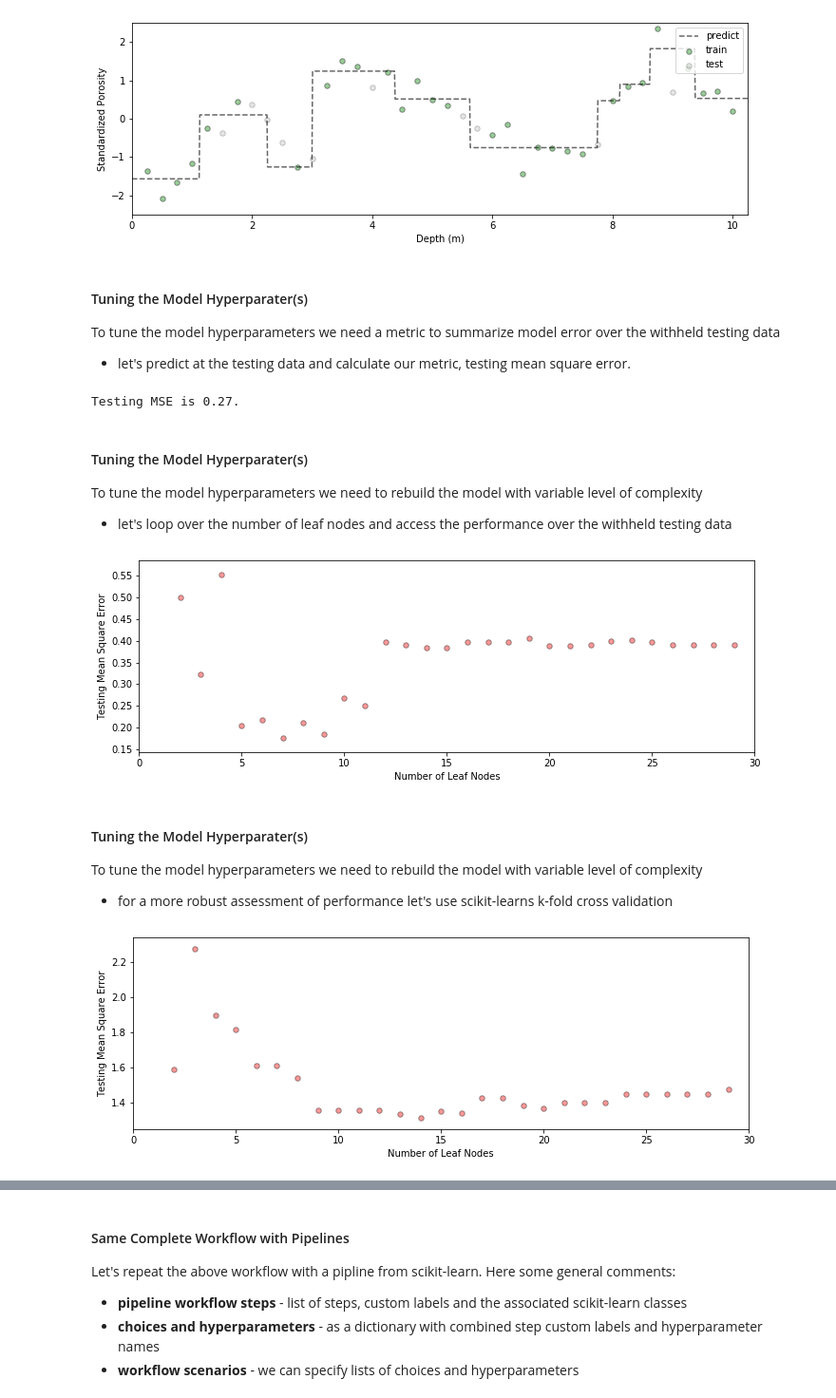
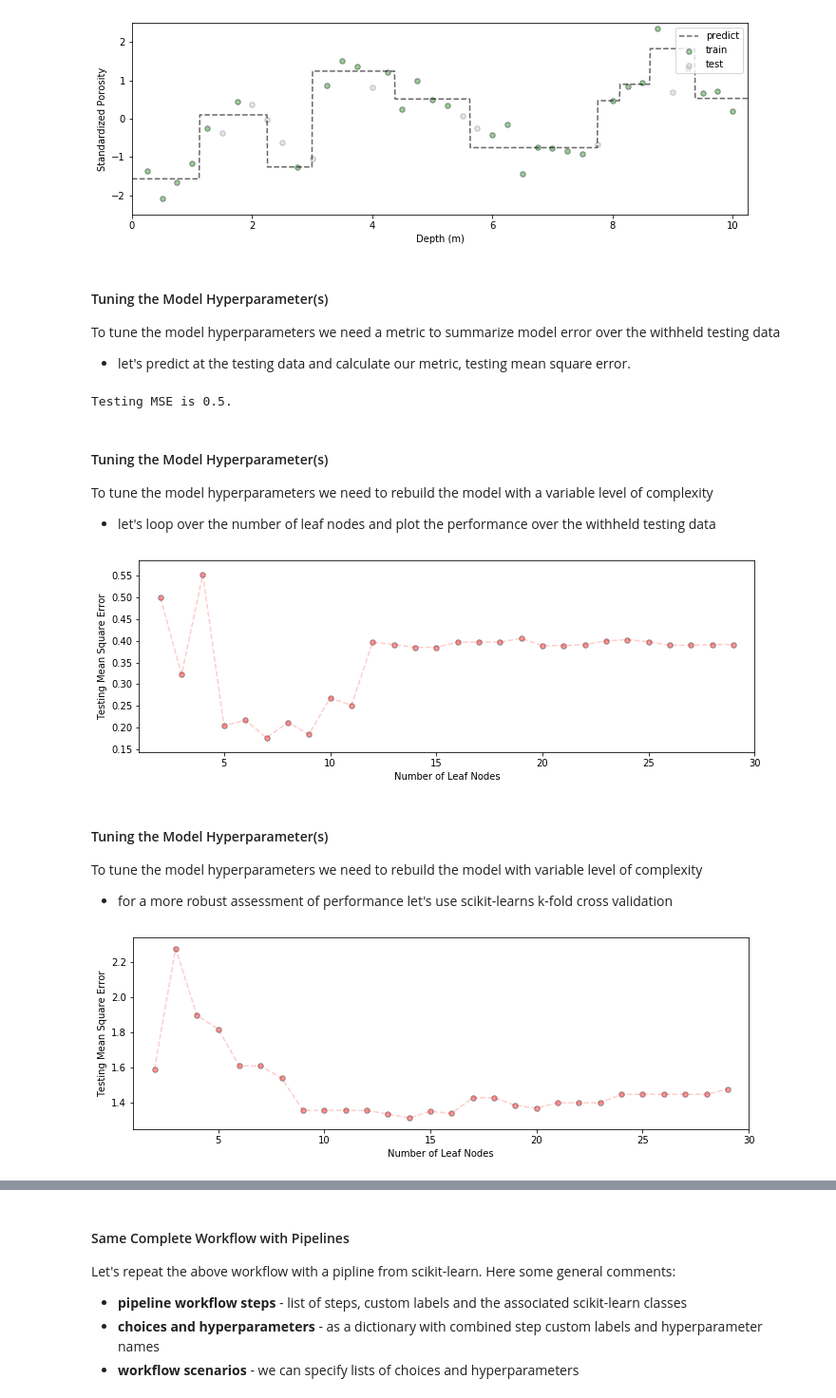
Before and after one commit to GeostatsGuy/PythonNumericalDemos, a Jupyter notebook: PythonDataBasics_PedictiveMachineLearning.ipynb, the cells around one changed output, grey strips where cells are left out. Shown at 95% size. Cells and saved outputs as stored; diff of their text form; code cells hidden in the pictures.

```diff
--- a/PythonDataBasics_PedictiveMachineLearning.ipynb
+++ b/PythonDataBasics_PedictiveMachineLearning.ipynb
@@ -172,7 +164,7 @@ This dataset is quite well-behaved and error free.
 # %%
-standardized_error_standard_deviation = 0.0                 # standard deviation of random error to add
+error_stdev = 0.0                                           # standard deviation of additional random error
 y_orig = y.copy(deep = True)                                # make a deep copy of original dataset
-y['Nporosity'] = y['Nporosity'] + np.random.normal(loc = 0, scale = standardized_error_standard_deviation, size = y.shape[0])
+y['Nporosity'] = y['Nporosity'] + np.random.normal(loc = 0, scale = error_stdev, size = y.shape[0])
 plt.scatter(X,y,color='blue',s=30,edgecolor='black',alpha=0.2,label='with added noise'); plt.xlabel('Depth (m)'); plt.ylabel('Standardized Porosity'); plt.title('All Data, Original and with Added Noise'); plt.xlim([0,10.25]); plt.ylim([-2.5,2.5])
 plt.scatter(X,y_orig,color='red',s=30,edgecolor='black',alpha=0.2,label='original data'); plt.xlabel('Depth (m)'); plt.ylabel('Standardized Porosity'); plt.legend(loc='upper left')
 plt.subplots_adjust(left=0.0, bottom=0.0, right=1.5, top=0.7, wspace=0.2, hspace=0.2);
@@ -242,38 +235,38 @@ plt.scatter(X_train,y_train,color='green',s=30,edgecolor='black',alpha=0.4,label
 # %% [output]
 [figure]
 # %% [markdown]
-#### Tuning the Model Hyperparater(s)
+#### Tuning the Model Hyperparameter(s)
 
 To tune the model hyperparameters we need a metric to summarize model error over the withheld testing data
 
 * let's predict at the testing data and calculate our metric, testing mean square error.
 # %%
 from sklearn import metrics                                 # measures to check our models
-leaf_nodes = 10                                         # set the hyperparameter
+leaf_nodes = 2                                              # set the hyperparameter
 our_tree = tree.DecisionTreeRegressor(max_leaf_nodes = leaf_nodes) # instantiate the model
 our_tree = our_tree.fit(X_train, y_train)                   # fit the model to the trainin data
 y_predict = our_tree.predict(X_test)                        # predict at the testing data locations
 mse = metrics.mean_squared_error(y_test,y_predict)
 print('Testing MSE is ' + str(round(mse,2)) + '.')
 # %% [output]
-Testing MSE is 0.27.
+Testing MSE is 0.5.
 # %% [markdown]
-#### Tuning the Model Hyperparater(s)
+#### Tuning the Model Hyperparameter(s)
 
-To tune the model hyperparameters we need to rebuild the model with variable level of complexity
+To tune the model hyperparameters we need to rebuild the model with a variable level of complexity
 
-* let's loop over the number of leaf nodes and access the performance over the withheld testing data
+* let's loop over the number of leaf nodes and plot the performance over the withheld testing data
 # %%
 nodes = []; scores = []; max_leaf_nodes = 30
 for i, nnode in enumerate(np.arange(2,max_leaf_nodes,1)):
     our_tree = tree.DecisionTreeRegressor(max_leaf_nodes = nnode).fit(X_train, y_train) # instantiate / fit
     y_predict = our_tree.predict(X_test)                    # predict at the testing data locations
     nodes.append(nnode); scores.append(metrics.mean_squared_error(y_test,y_predict))
-plt.scatter(nodes,scores,color='red',s=30,edgecolor='black',alpha=0.4,label='train'); plt.xlabel('Depth (m)'); plt.ylabel('Standardized Porosity'); plt.xlim([0,max_leaf_nodes]); plt.xlabel('Number of Leaf Nodes'); plt.ylabel('Testing Mean Square Error'); plt.subplots_adjust(left=0.0, bottom=0.0, right=1.5, top=0.7, wspace=0.2, hspace=0.2);
+plt.scatter(nodes,scores,color='red',s=30,edgecolor='black',alpha=0.4,label='train'); plt.plot(nodes,scores,color='red',alpha=0.2,linestyle='--'); plt.xlabel('Depth (m)'); plt.ylabel('Standardized Porosity'); plt.xlim([1,max_leaf_nodes]); plt.xlabel('Number of Leaf Nodes'); plt.ylabel('Testing Mean Square Error'); plt.subplots_adjust(left=0.0, bottom=0.0, right=1.5, top=0.7, wspace=0.2, hspace=0.2);
 # %% [output]
-[figure, old version]
+[figure, new version]
 # %% [markdown]
-#### Tuning the Model Hyperparater(s)
+#### Tuning the Model Hyperparameter(s)
 
 To tune the model hyperparameters we need to rebuild the model with variable level of complexity
 
@@ -285,9 +278,9 @@ for i, nnode in enumerate(np.arange(2,max_leaf_nodes,1,dtype = int)):
     our_tree = tree.DecisionTreeRegressor(max_leaf_nodes = nnode) # instantiate / fit
     nodes.append(nnode);
     scores.append(abs(kfold(estimator=our_tree,X=X,y=y,cv=4,n_jobs=4,scoring = "neg_mean_squared_error").mean()))
-plt.scatter(nodes,scores,color='red',s=30,edgecolor='black',alpha=0.4,label='train'); plt.xlabel('Depth (m)'); plt.ylabel('Standardized Porosity'); plt.xlim([0,max_leaf_nodes]); plt.xlabel('Number of Leaf Nodes'); plt.ylabel('Testing Mean Square Error'); plt.subplots_adjust(left=0.0, bottom=0.0, right=1.5, top=0.7, wspace=0.2, hspace=0.2);
+plt.scatter(nodes,scores,color='red',s=30,edgecolor='black',alpha=0.4,label='train'); plt.plot(nodes,scores,color='red',alpha=0.2,linestyle='--'); plt.xlabel('Depth (m)'); plt.ylabel('Standardized Porosity'); plt.xlim([1,max_leaf_nodes]); plt.xlabel('Number of Leaf Nodes'); plt.ylabel('Testing Mean Square Error'); plt.subplots_adjust(left=0.0, bottom=0.0, right=1.5, top=0.7, wspace=0.2, hspace=0.2);
 # %% [output]
-[figure, old version]
+[figure, new version]
 # %% [markdown]
 #### Select the Best Hyperparameter(s) and Re-train on All Data
 
```
Also changed, not shown: parts of 20 cells of this notebook.
